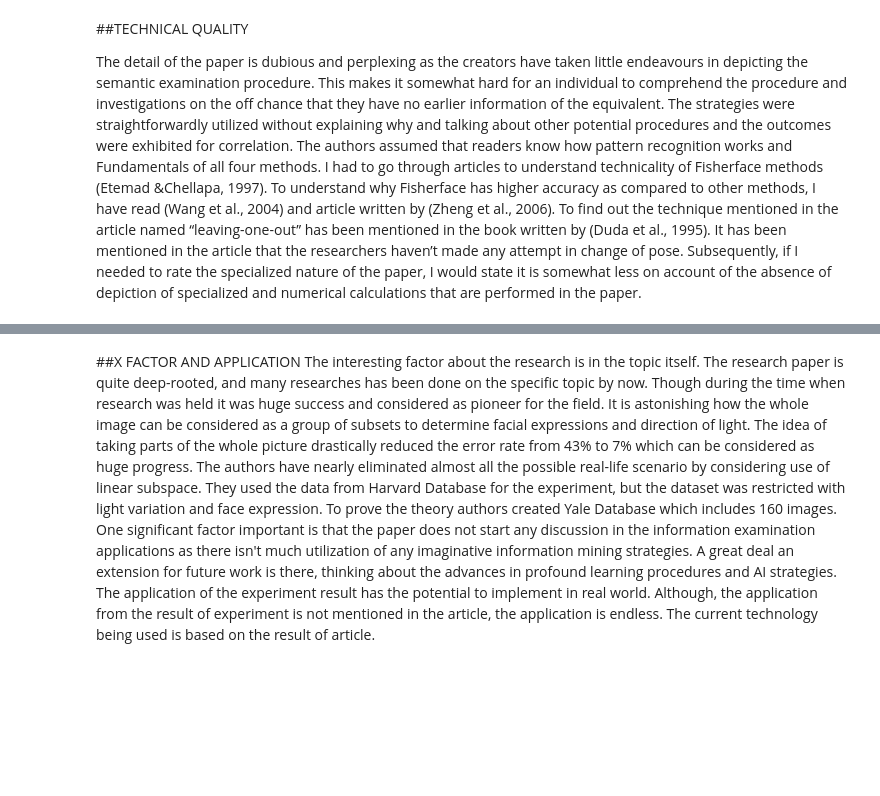
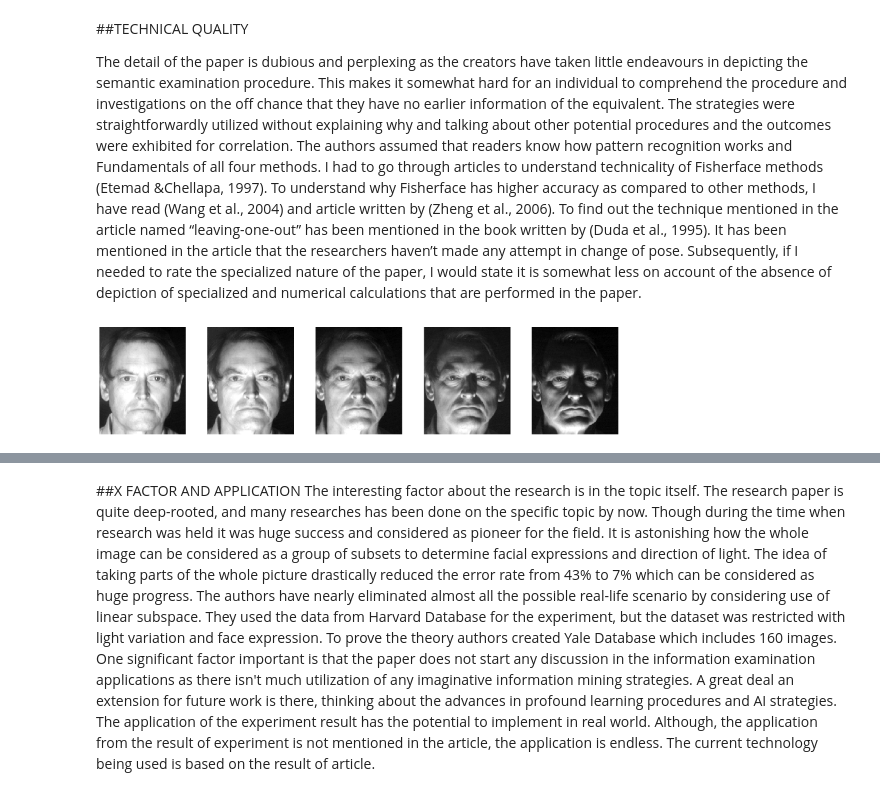
Before and after one commit to snrangoonwala/UTS_ML_ID12983300, a Jupyter notebook: ass1_12983300_32513.ipynb, the cells around one changed output, grey strips where cells are left out. Saved outputs shown, nothing was run; the diff lists cells and outputs as text; code cells hidden in the pictures; blank space fills up the shorter version.

```diff
--- a/ass1_12983300_32513.ipynb
+++ b/ass1_12983300_32513.ipynb
@@ -53,0 +54,4 @@ upload = files.upload()
+# %%
+Image('faces.png', width =525)
+# %% [output]
+[figure, added]
```
Also changed, not shown: parts of 4 cells of this notebook.
